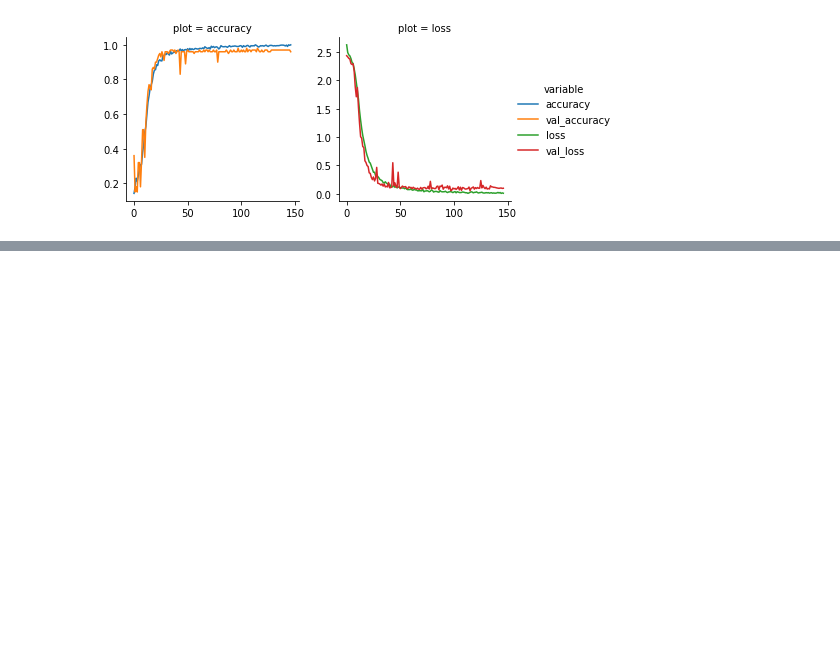
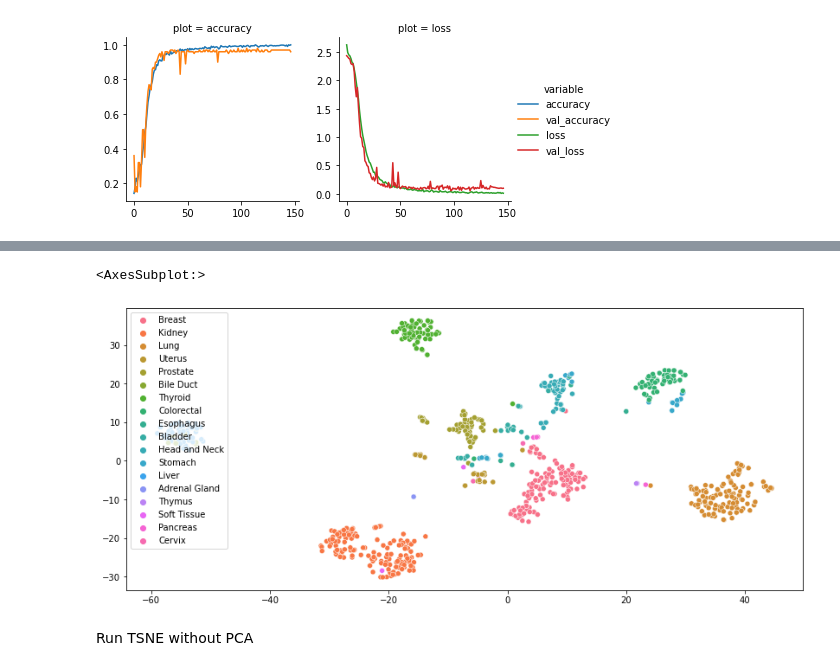
Before and after one commit to RuolinZheng08/cmsc33750-machine-learning-and-cancer, a Jupyter notebook: hw4/hw4_eval.ipynb, the cells around one changed output, grey strips where cells are left out. Cells and saved outputs as stored; diff of their text form; code cells hidden in the pictures; blank space fills up the shorter version.

```diff
--- a/hw4/hw4_eval.ipynb
+++ b/hw4/hw4_eval.ipynb
@@ -236,0 +240,6 @@ This is a fairly small dataset
+# %%
+p4_train = np.load('data/p4_train.npy')
+p4_train_labels = np.load('data/p4_train_labels.npy')
+p5_train = np.concatenate([p4_train, p4_test]).squeeze()
+p5_labels = np.concatenate([p4_train_labels, p4_test_labels])
+p5_labels = np.argmax(p5_labels, axis=1)
@@ -236,0 +248,3 @@ This is a fairly small dataset
+# %%
+temp = PCA(n_components=50).fit_transform(p5_train)
+p5_emb_pca = TSNE(n_components=2, verbose=1).fit_transform(temp)
@@ -236,0 +259,9 @@ This is a fairly small dataset
+# %%
+plt.figure(figsize=(14, 6))
+sns.scatterplot(x=p5_emb_pca[:, 0], y=p5_emb_pca[:, 1],
+                hue=tissue_types[p5_labels], legend='full')
+# %% [output]
+<AxesSubplot:>
+[figure, added]
+# %% [markdown]
+Run TSNE without PCA
```
Also changed, not shown: parts of 62 cells of this notebook, 4 other files.
